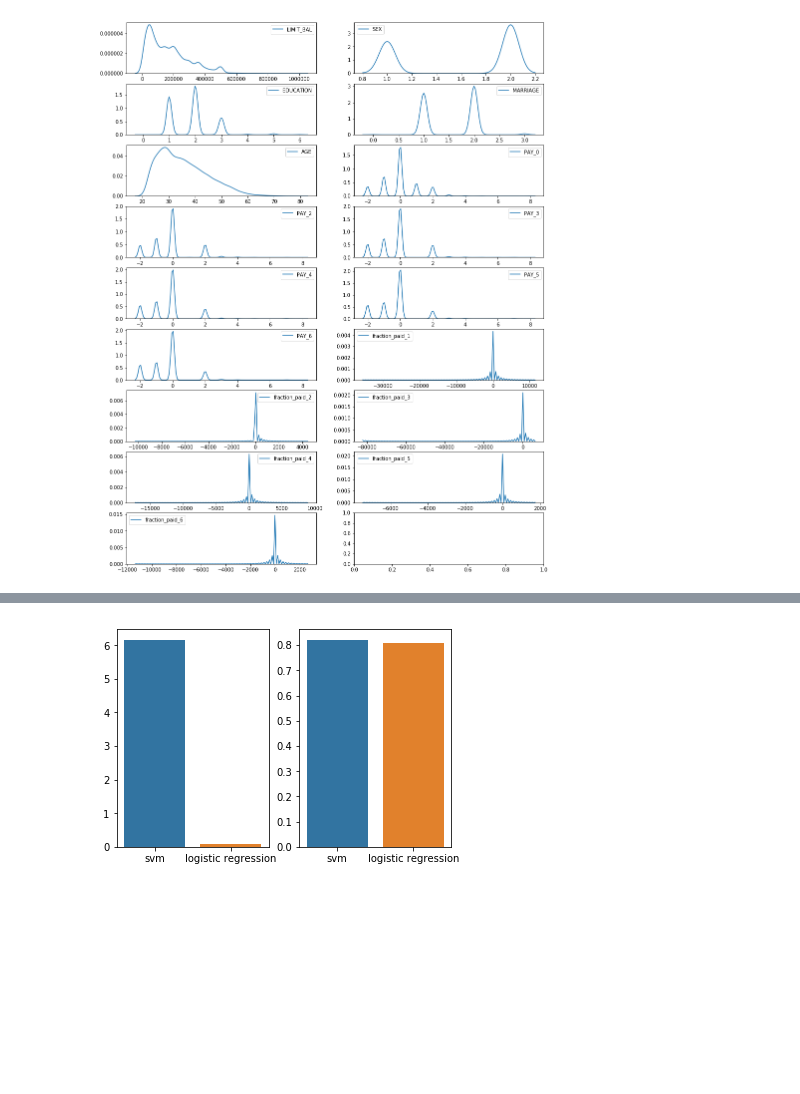
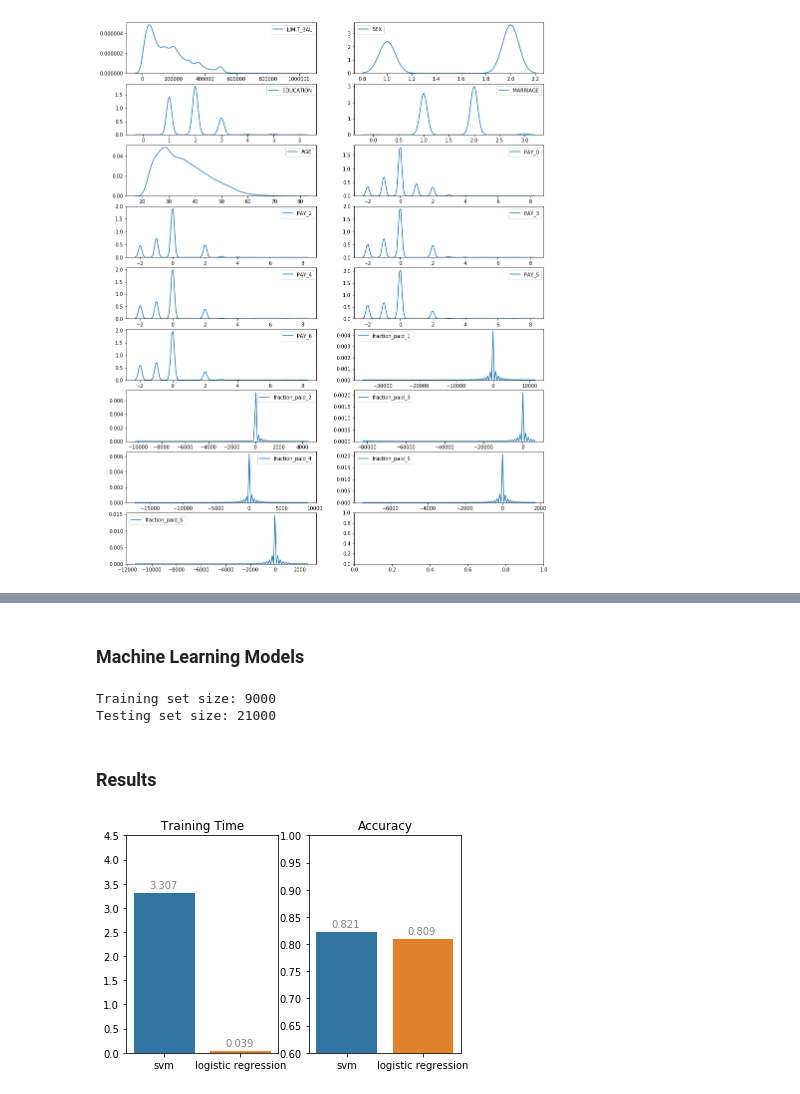
Before and after one commit to vikasagartha/uci_svc, a Jupyter notebook: credit_default.ipynb, the cells around one changed output, grey strips where cells are left out. Cells and saved outputs as stored; diff of their text form; code cells hidden in the pictures; blank space fills up the shorter version.

Commit message:
titles, labels, and heatmap

```diff
--- a/credit_default.ipynb
+++ b/credit_default.ipynb
@@ -47,4 +47,4 @@ Rows of data:  30000
 Columns of data:  25
 # %%
 labels = df['default.payment.next.month']
-df = df.drop(['default.payment.next.month', 'ID'], axis=1)
+df = df.drop(['default.payment.next.month'], axis=1)
@@ -51,3 +60,5 @@ df = df.drop(['default.payment.next.month', 'ID'], axis=1)
+# %%
+df = df.drop(['ID'], axis=1)
 # %%
 for i in range(1,7):
     payment_key = 'PAY_AMT'+str(i)
@@ -77,3 +92,5 @@ for i, key in enumerate(df.columns):
+# %% [markdown]
+### Machine Learning Models
 # %%
 from sklearn import preprocessing
 
@@ -92,6 +109,11 @@ results = {
             },
         'models': []
         }
+
+print('Training set size: %d\nTesting set size: %s' % (len(X_train), len(X_test)))
+# %% [output]
+Training set size: 9000
+Testing set size: 21000
 # %%
 from time import time
 from sklearn.svm import SVC
@@ -122,6 +144,8 @@ def lr(train_features, train_labels, test_features, test_labels):
 # %%
 svm(X_train, y_train, X_test, y_test)
 lr(X_train, y_train, X_test, y_test)
+# %% [markdown]
+### Results
 # %%
 models = [x['name'] for x in results['models']]
 training_times = [x['training_time'] for x in results['models']]
@@ -129,10 +153,21 @@ accuracies = [x['accuracy'] for x in results['models']]
 # %%
 ncols = 2
 nrows = math.ceil(len(models)/2)
 
 chart, (ax1, ax2) = plt.subplots(nrows=nrows, ncols=ncols)
 
-sns.barplot(models,training_times,ax=ax1)
-sns.barplot(models,accuracies,ax=ax2);
+ax1.set_title('Training Time')
+ax2.set_title('Accuracy')
+
+ax1.set(ylim=(0, 4.5))
+ax2.set(ylim=(0.6, 1))
+
+for i, v in enumerate(accuracies):
+    ax2.text(i-0.2, v+0.01, str(round(v,3)), color='grey')
+for i, v in enumerate(training_times):
+    ax1.text(i-0.2, v+0.1, str(round(v,3)), color='grey')
+
+sns.barplot(models, training_times, ax=ax1)
+sns.barplot(models, accuracies, ax=ax2);
 # %% [output]
-[figure, old version]
+[figure, new version]
```
Also changed, not shown: parts of 4 cells of this notebook.
